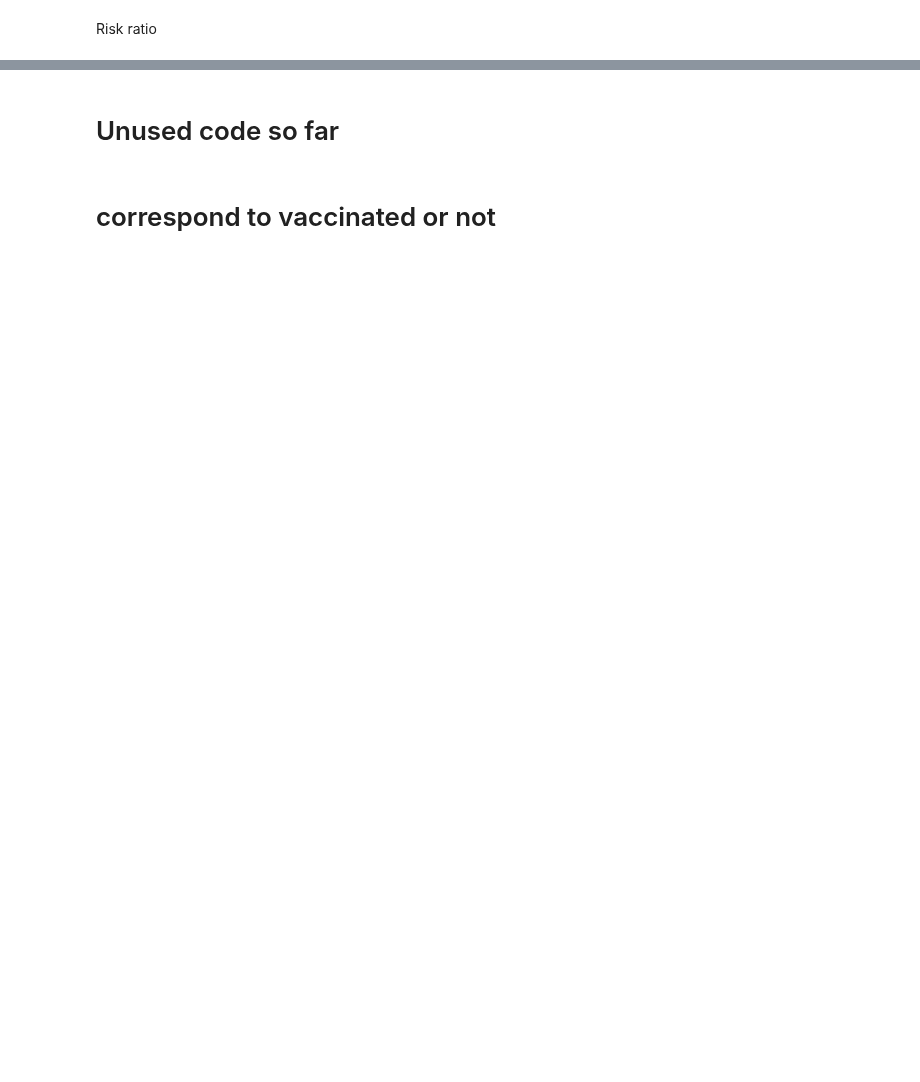
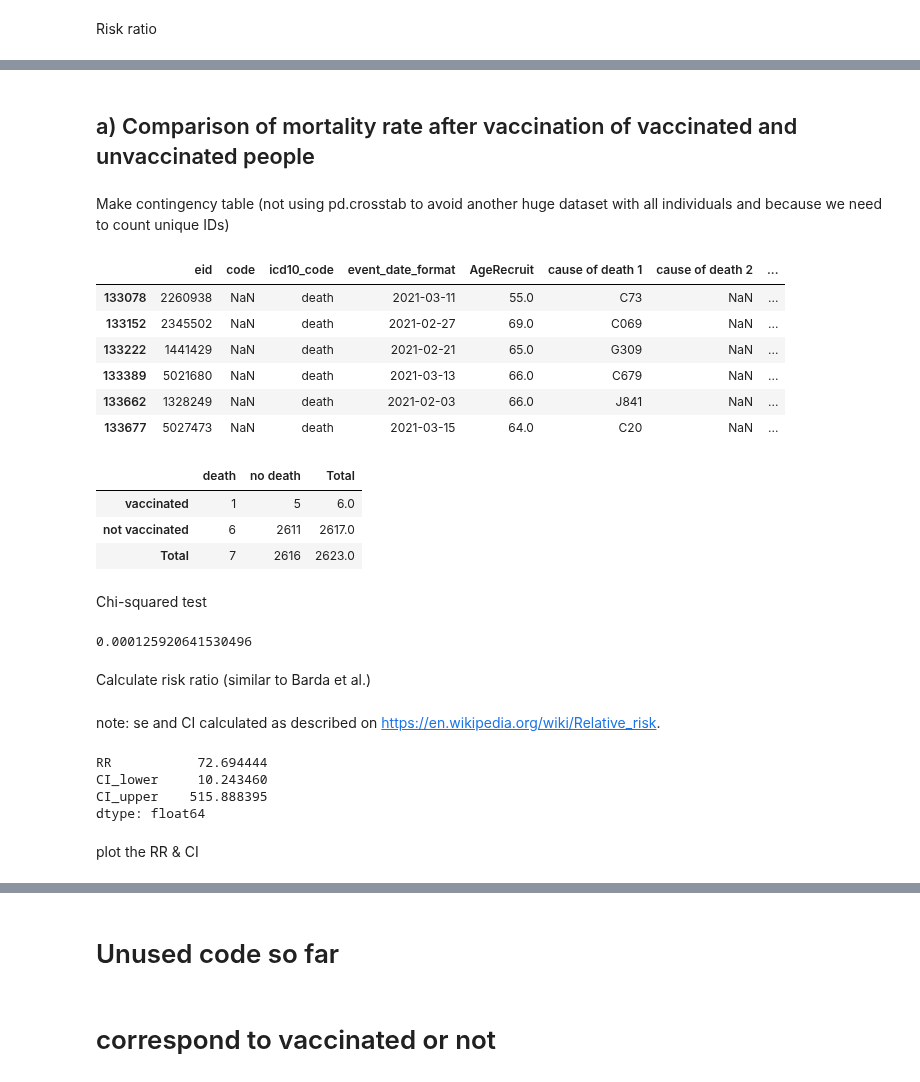
Before and after one commit to MonicaMueller/big-data-final-project, a Jupyter notebook: Project_vaccine_comorbidities.ipynb, the cells around one changed output, grey strips where cells are left out. Cells and saved outputs as stored; diff of their text form; code cells hidden in the pictures; blank space fills up the shorter version.

Commit message:
started mortality analysis

```diff
--- a/Project_vaccine_comorbidities.ipynb
+++ b/Project_vaccine_comorbidities.ipynb
@@ -980,0 +1805,20 @@ plt.yticks(ticks = y, labels = RR_result_cat.index)
+# %% [markdown]
+## a) Comparison of mortality rate after vaccination of vaccinated and unvaccinated people
+# %% [markdown]
+Make contingency table (not using pd.crosstab to avoid another huge dataset with all individuals and because we need to count unique IDs)
+# %%
+# subset of clinical_vac dataset for adverse events (=after vaccine)
+df_deaths = clinical_vac[clinical_vac['before_after_vaccine']== 'after']
+
+# make dataframe with only deaths
+df_deaths = df_deaths[df_deaths['icd10_code'] == 'death']
+# %%
+df_deaths
+# %% [output]
+|  | eid | code | icd10_code | event_date_format | AgeRecruit | cause of death 1 | cause of death 2 | ... |
+| 133078 | 2260938 | NaN | death | 2021-03-11 | 55.0 | C73 | NaN | ... |
+| 133152 | 2345502 | NaN | death | 2021-02-27 | 69.0 | C069 | NaN | ... |
+| 133222 | 1441429 | NaN | death | 2021-02-21 | 65.0 | G309 | NaN | ... |
+| 133389 | 5021680 | NaN | death | 2021-03-13 | 66.0 | C679 | NaN | ... |
+| 133662 | 1328249 | NaN | death | 2021-02-03 | 66.0 | J841 | NaN | ... |
+| 133677 | 5027473 | NaN | death | 2021-03-15 | 64.0 | C20 | NaN | ... |
@@ -980,0 +1882,23 @@ plt.yticks(ticks = y, labels = RR_result_cat.index)
+# %%
+crosstab_all_deaths = contingency_deaths(df_deaths, id_vac, id_nvac)
+crosstab_all_deaths
+# %% [output]
+|  | death | no death | Total |
+| vaccinated | 1 | 5 | 6.0 |
+| not vaccinated | 6 | 2611 | 2617.0 |
+| Total | 7 | 2616 | 2623.0 |
+# %% [markdown]
+Chi-squared test
+# %%
+# define significance treshold
+# alpha = 0.05
+
+# perform chi-squared test and name variavles differently for each test
+# e.g. 1a, 1b, etc.
+stat_2a, p_2a, dof_2a, expected_2a = sp.stats.chi2_contingency(crosstab_all_deaths.iloc[0:2,0:2], 1)
+
+p_1a
+# %% [output]
+0.000125920641530496
+# %% [markdown]
+Calculate risk ratio (similar to Barda et al.)
@@ -980,0 +1949,12 @@ plt.yticks(ticks = y, labels = RR_result_cat.index)
+# %% [markdown]
+note: se and CI calculated as described on https://en.wikipedia.org/wiki/Relative_risk.
+# %%
+RR_all_deaths = riskratio_deaths(crosstab_all_deaths)
+RR_all_deaths
+# %% [output]
+RR           72.694444
+CI_lower     10.243460
+CI_upper    515.888395
+dtype: float64
+# %% [markdown]
+plot the RR & CI
```
Also changed, not shown: parts of 121 cells of this notebook.
